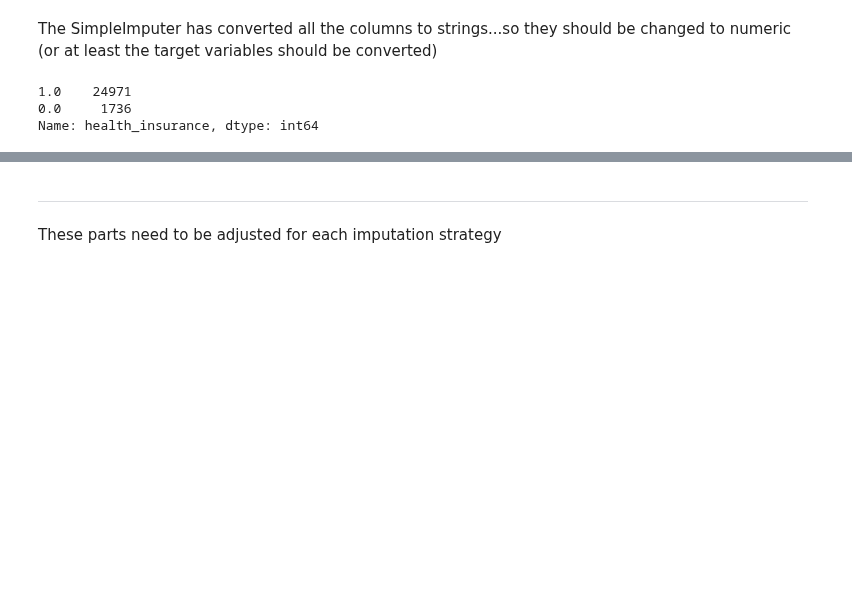
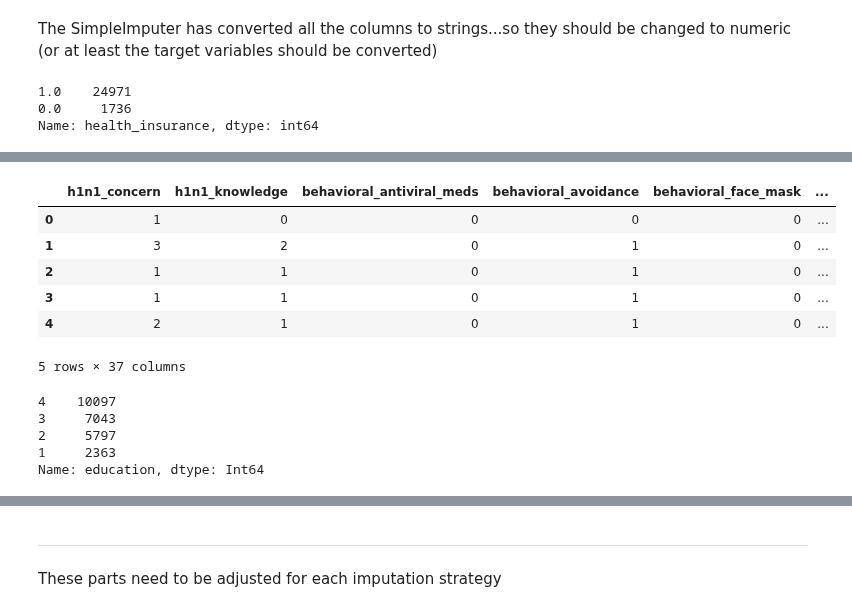
Before and after one commit to RayKwame/TheFluShot, a Jupyter notebook: notebooks/data_cleaning_2nd_iteration.ipynb, the cells around one changed output, grey strips where cells are left out. Saved outputs shown, nothing was run; the diff lists cells and outputs as text; code cells hidden in the pictures; blank space fills up the shorter version.

```diff
--- a/notebooks/data_cleaning_2nd_iteration.ipynb
+++ b/notebooks/data_cleaning_2nd_iteration.ipynb
@@ -443,0 +430,23 @@ X_iter_DT.info()
+# %%
+#NB: dropping the 'h1n1_vaccine' and 'seasonal_vaccine' columns
+X_iter_knn = df.drop(columns=['h1n1_vaccine', 'seasonal_vaccine'])
+# %%
+cleanup = {"age_group": {"18 - 34 Years": 1, "35 - 44 Years": 2, "45 - 54 Years": 3, "55 - 64 Years": 4,
+                                  "65+ Years": 5},
+            "education": {"< 12 Years": 1, "12 Years": 2, "Some College": 3, "College Graduate": 4},
+            "race": {"White": 1, "Black": 2, "Hispanic": 3, "Other or Multiple": 4},
+            "sex" : {"Female": 1, "Male": 2},
+            "rent_or_own" : {"Own": 1, "Rent": 2},
+            "hhs_geo_region" : {"lzgpxyit": 1, "fpwskwrf": 2, "qufhixun": 3, "bhuqouqj": 4, "oxchjgsf": 5, "kbazzjca": 6, "mlyzmhmf": 7, "atmpeygn": 8, "lrircsnp": 9, "dqpwygqj": 10},
+            "census_msa" : {"MSA, Not Principle  City": 1, "MSA, Principle City": 2, "Non-MSA": 3},
+            "income_poverty" : {"Below Poverty": 1, "<= $75,000, Above Poverty": 2, "> $75,000": 3},
+            "employment_industry" : {"fcxhlnwr": 1, "wxleyezf": 2, "ldnlellj": 3, "pxcmvdjn": 4, "atmlpfrs": 5, "arjwrbjb": 6, "xicduogh": 7, "mfikgejo": 8, "vjjrobsf": 9,
+                                    "rucpziij": 10, "xqicxuve": 11, "saaquncn": 12, "cfqqtusy": 13, "nduyfdeo": 14, "mcubkhph": 15, "wlfvacwt": 16, "dotnnunm": 17, "haxffmxo": 18, "msuufmds": 19, "phxvnwax": 20,
+                                    "qnlwzans": 21},
+           "employment_occupation" : {"xtkaffoo": 1, "mxkfnird": 2, "emcorrxb": 3, "cmhcxjea": 4, "xgwztkwe": 5, "hfxkjkmi": 6, "qxajmpny": 7, "xqwwgdyp": 8, "kldqjyjy": 9,
+                                    "uqqtjvyb": 10, "tfqavkke": 11, "ukymxvdu": 12, "vlluhbov": 13, "oijqvulv": 14, "ccgxvspp": 15, "bxpfxfdn": 16, "haliazsg": 17, "rcertsgn": 18, "xzmlyyjv": 19, "dlvbwzss": 20,
+                                    "hodpvpew": 21, "dcjcmpih": 22, "pvmttkik": 23},
+           "marital_status" : {"Married": 1, "Not Married": 2},
+           "employment_status" : {"Employed": 1, "Not in Labor Force": 2, "Unemployed": 3}
+                                  }
+X_iter_knn_num = X_iter_knn.replace(cleanup)
@@ -443,0 +475,20 @@ X_iter_DT.info()
+# %%
+X_iter_knn_num = X_iter_knn_num.astype('Int64')
+# %%
+X_iter_knn_num.head()
+# %% [output]
+|  | h1n1_concern | h1n1_knowledge | behavioral_antiviral_meds | behavioral_avoidance | behavioral_face_mask | ... |
+| 0 | 1 | 0 | 0 | 0 | 0 | ... |
+| 1 | 3 | 2 | 0 | 1 | 0 | ... |
+| 2 | 1 | 1 | 0 | 1 | 0 | ... |
+| 3 | 1 | 1 | 0 | 1 | 0 | ... |
+| 4 | 2 | 1 | 0 | 1 | 0 | ... |
+5 rows × 37 columns
+# %%
+X_iter_knn_num['education'].value_counts()
+# %% [output]
+4    10097
+3     7043
+2     5797
+1     2363
+Name: education, dtype: Int64
```
Also changed, not shown: parts of 127 cells of this notebook.
